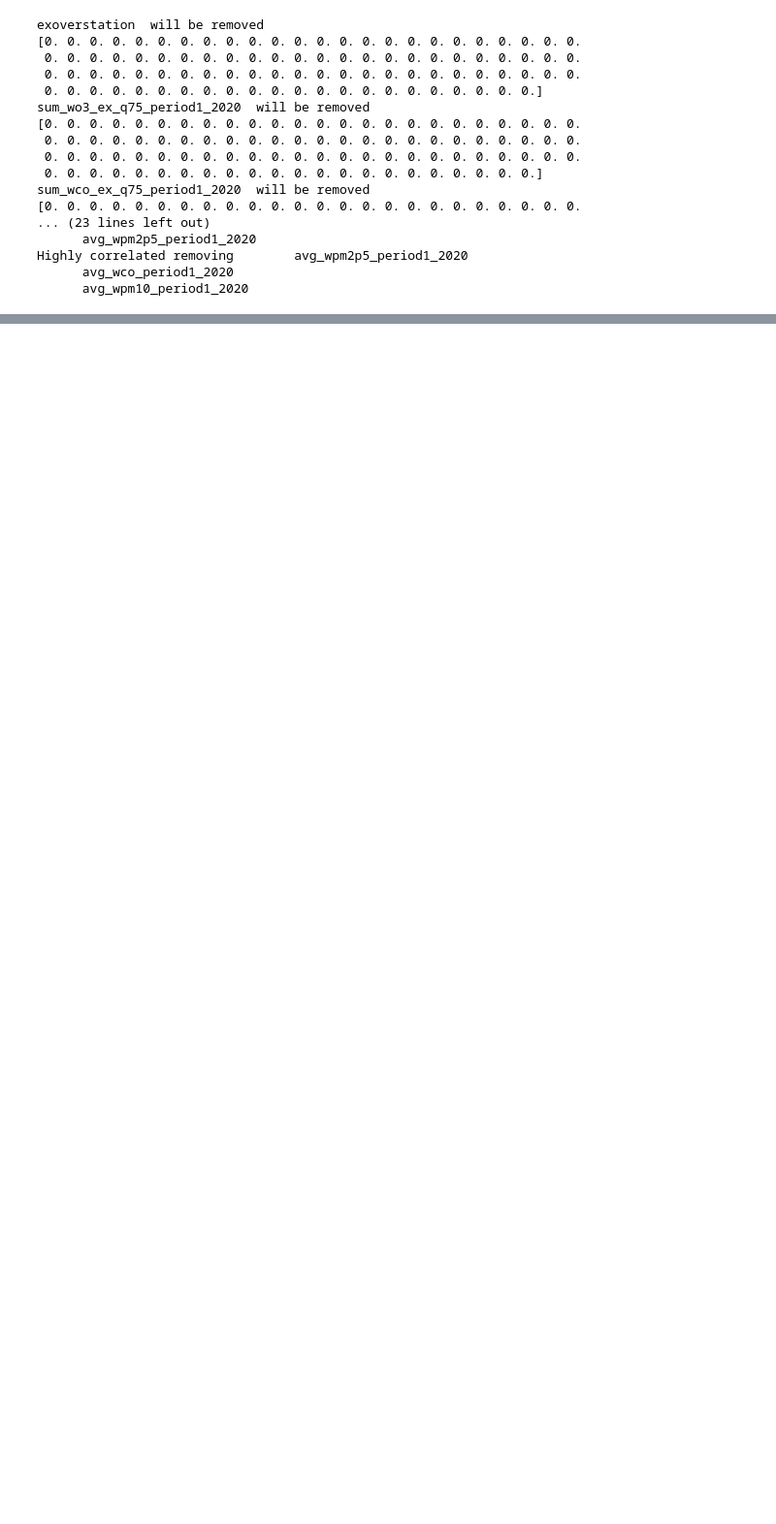
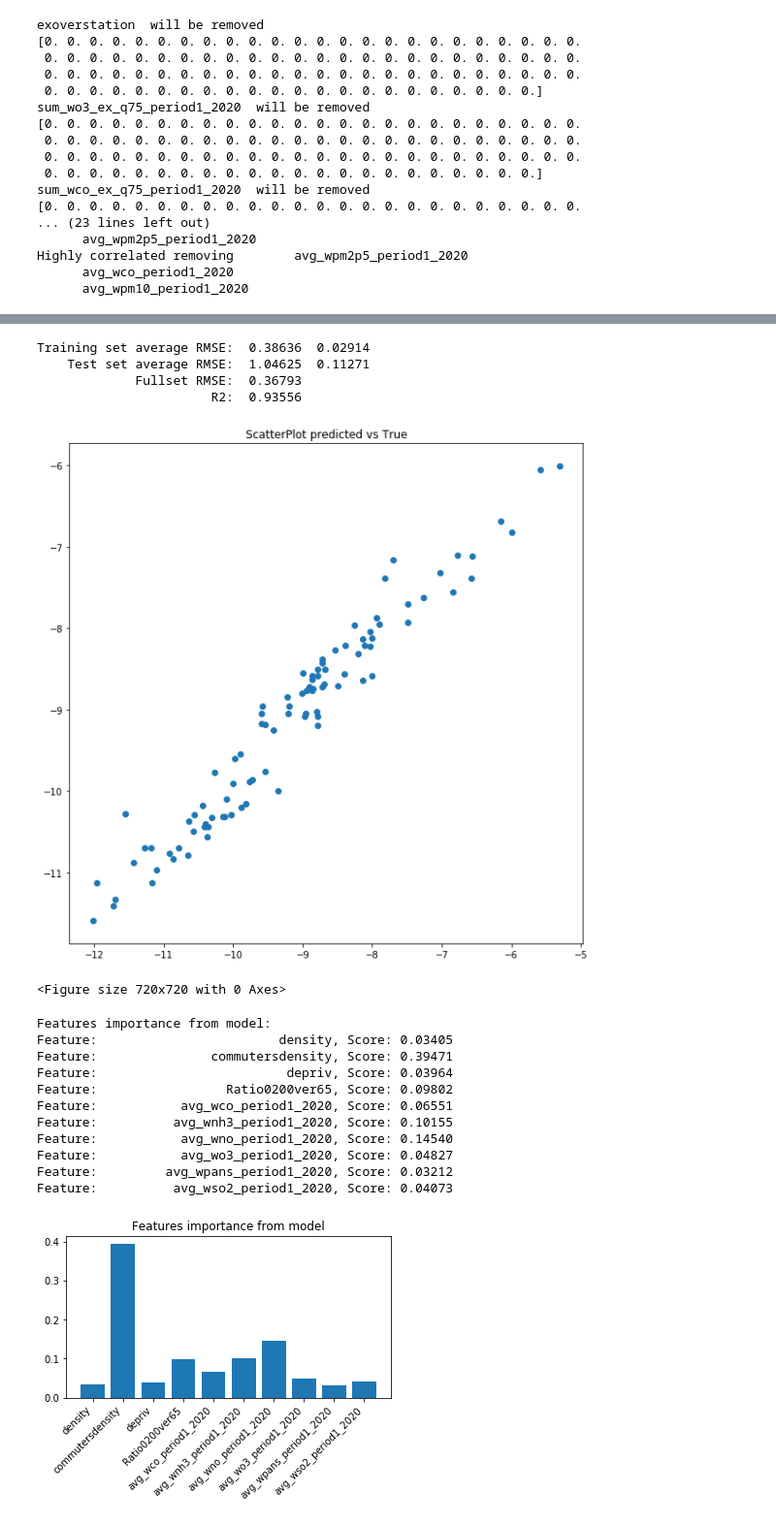
Before and after one commit to PLANET-CSN5/static_ML_analysis, a Jupyter notebook: matandmethods.ipynb, the cells around one changed output, grey strips where cells are left out. Shown at 97% size. Saved outputs shown, nothing was run; the diff lists cells and outputs as text; code cells hidden in the pictures; blank space fills up the shorter version.

```diff
--- a/matandmethods.ipynb
+++ b/matandmethods.ipynb
@@ -441,0 +445,33 @@ Feature:          avg_wso2_period1_2020, Score: 0.05925
+# %%
+featuresused = []
+
+for f in features:
+    if f != "lat":
+        featuresused.append(f)
+
+listostack = [features_dict[v] for v in featuresused]
+
+X = np.column_stack (listostack)
+Y = np.asanyarray(ylogpropcasi)
+
+plt.figure(figsize=(10,10))
+smlmodule.rfregressors (X, Y , featuresused, N=50, pout=sys.stdout, showplot=True)
+# %% [output]
+Training set average RMSE:  0.38636  0.02914
+    Test set average RMSE:  1.04625  0.11271
+             Fullset RMSE:  0.36793
+                       R2:  0.93556
+[figure, added]
+<Figure size 720x720 with 0 Axes>
+Features importance from model:
+Feature:                        density, Score: 0.03405
+Feature:               commutersdensity, Score: 0.39471
+Feature:                         depriv, Score: 0.03964
+Feature:                 Ratio0200ver65, Score: 0.09802
+Feature:           avg_wco_period1_2020, Score: 0.06551
+Feature:          avg_wnh3_period1_2020, Score: 0.10155
+Feature:           avg_wno_period1_2020, Score: 0.14540
+Feature:           avg_wo3_period1_2020, Score: 0.04827
+Feature:         avg_wpans_period1_2020, Score: 0.03212
+Feature:          avg_wso2_period1_2020, Score: 0.04073
+[figure, added]
```
Also changed, not shown: parts of 7 cells of this notebook, 1 other file.
